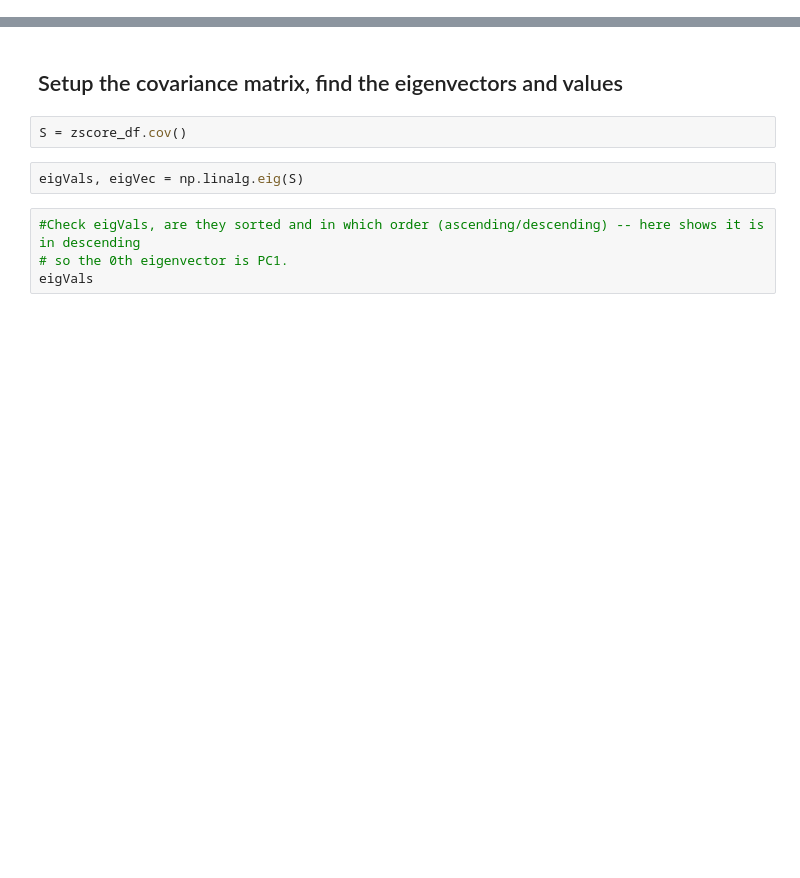
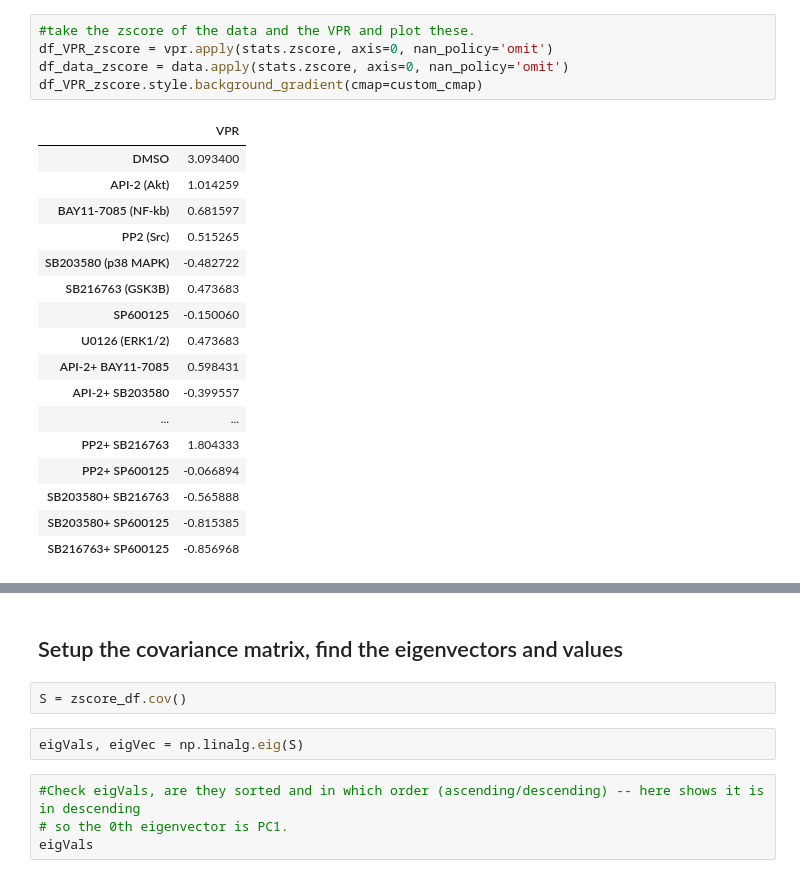
Before and after one commit to knaegle/MDS_JensenJanes, a Jupyter notebook: Jensen_Janes.ipynb, the cells around one changed output, grey strips where cells are left out. Saved outputs shown, nothing was run; the diff lists cells and outputs as text; blank space fills up the shorter version.

```diff
--- a/Jensen_Janes.ipynb
+++ b/Jensen_Janes.ipynb
@@ -12,3 +40,26 @@ zscore_df = pd.DataFrame(stats.zscore(df), columns=df.columns, index=range(0,len
+# %%
+#take the zscore of the data and the VPR and plot these.
+df_VPR_zscore = vpr.apply(stats.zscore, axis=0, nan_policy='omit')
+df_data_zscore = data.apply(stats.zscore, axis=0, nan_policy='omit')
+df_VPR_zscore.style.background_gradient(cmap=custom_cmap)
+# %% [output]
+|  | VPR |
+| DMSO | 3.093400 |
+| API-2 (Akt) | 1.014259 |
+| BAY11-7085 (NF-kb) | 0.681597 |
+| PP2 (Src) | 0.515265 |
+| SB203580 (p38 MAPK) | -0.482722 |
+| SB216763 (GSK3B) | 0.473683 |
+| SP600125 | -0.150060 |
+| U0126 (ERK1/2) | 0.473683 |
+| API-2+ BAY11-7085 | 0.598431 |
+| API-2+ SB203580 | -0.399557 |
+| ... | ... |
+| PP2+ SB216763 | 1.804333 |
+| PP2+ SP600125 | -0.066894 |
+| SB203580+ SB216763 | -0.565888 |
+| SB203580+ SP600125 | -0.815385 |
+| SB216763+ SP600125 | -0.856968 |
 # %%
 #display the zscored data with a heatmap (in the data frame), here picking a color scheme that approximates that used
 # by Jensen and Janes
```
Also changed, not shown: parts of 6 cells of this notebook, 4 other files.
